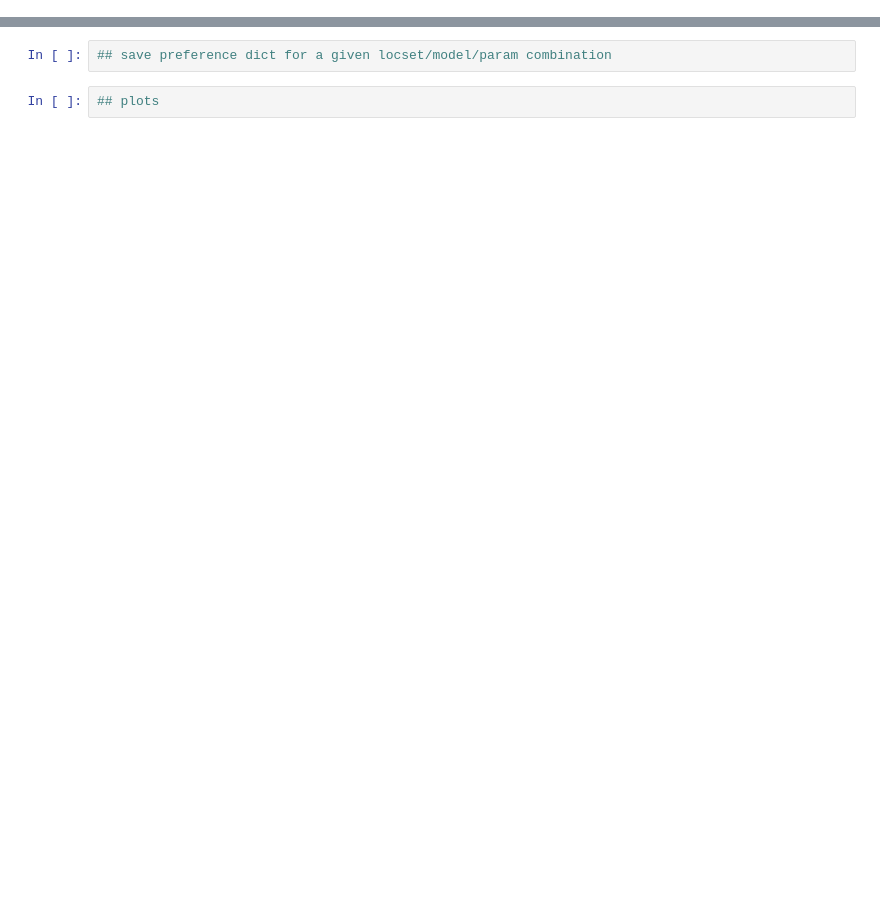
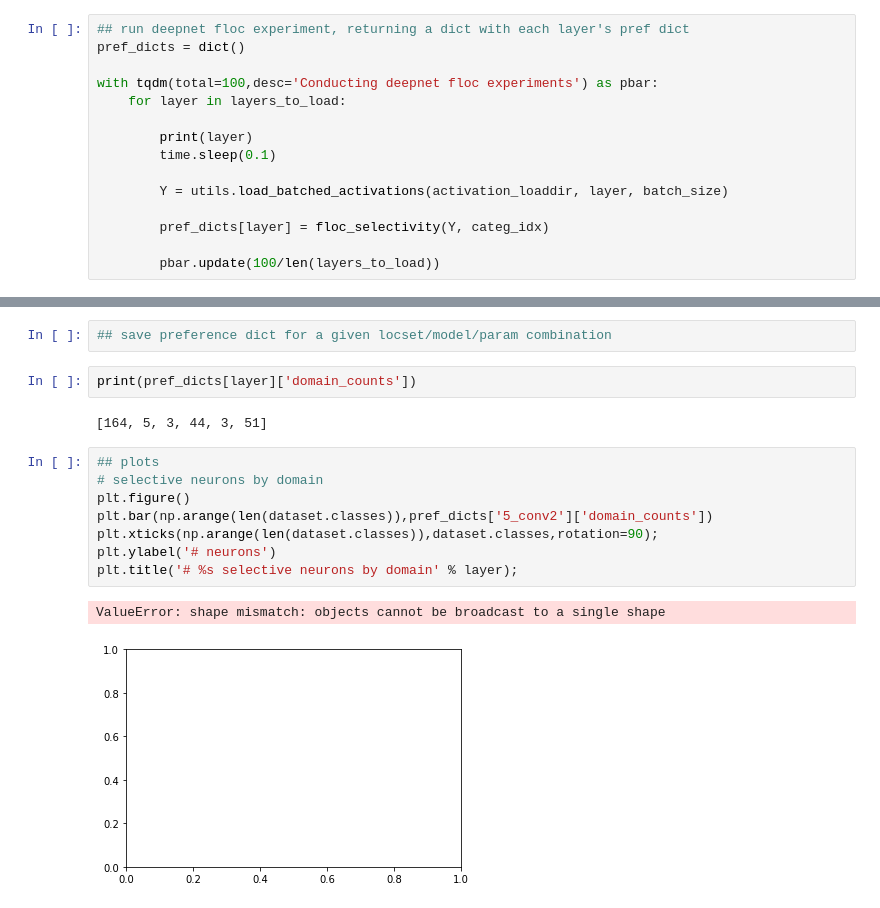
Before and after one commit to jacob-prince/RotspaceIT, a Jupyter notebook: notebooks/n02_floc_selectivity.ipynb, the cells around one changed output, grey strips where cells are left out. Cells and saved outputs as stored; diff of their text form; blank space fills up the shorter version.

```diff
--- a/notebooks/n02_floc_selectivity.ipynb
+++ b/notebooks/n02_floc_selectivity.ipynb
@@ -34,0 +151,15 @@ import nnutils as utils
+# %%
+## run deepnet floc experiment, returning a dict with each layer's pref dict
+pref_dicts = dict()
+
+with tqdm(total=100,desc='Conducting deepnet floc experiments') as pbar:
+    for layer in layers_to_load:
+
+        print(layer)
+        time.sleep(0.1)
+
+        Y = utils.load_batched_activations(activation_loaddir, layer, batch_size)
+
+        pref_dicts[layer] = floc_selectivity(Y, categ_idx)
+
+        pbar.update(100/len(layers_to_load))
@@ -35,4 +180,17 @@ import nnutils as utils
 # %%
 ## save preference dict for a given locset/model/param combination
-# %%
-## plots
+# %%
+print(pref_dicts[layer]['domain_counts'])
+# %% [output]
+[164, 5, 3, 44, 3, 51]
+# %%
+## plots
+# selective neurons by domain
+plt.figure()
+plt.bar(np.arange(len(dataset.classes)),pref_dicts['5_conv2']['domain_counts'])
+plt.xticks(np.arange(len(dataset.classes)),dataset.classes,rotation=90);
+plt.ylabel('# neurons')
+plt.title('# %s selective neurons by domain' % layer);
+# %% [output]
+ValueError: shape mismatch: objects cannot be broadcast to a single shape
+[figure, added]
```
Also changed, not shown: parts of 15 cells of this notebook, 3 other files.
